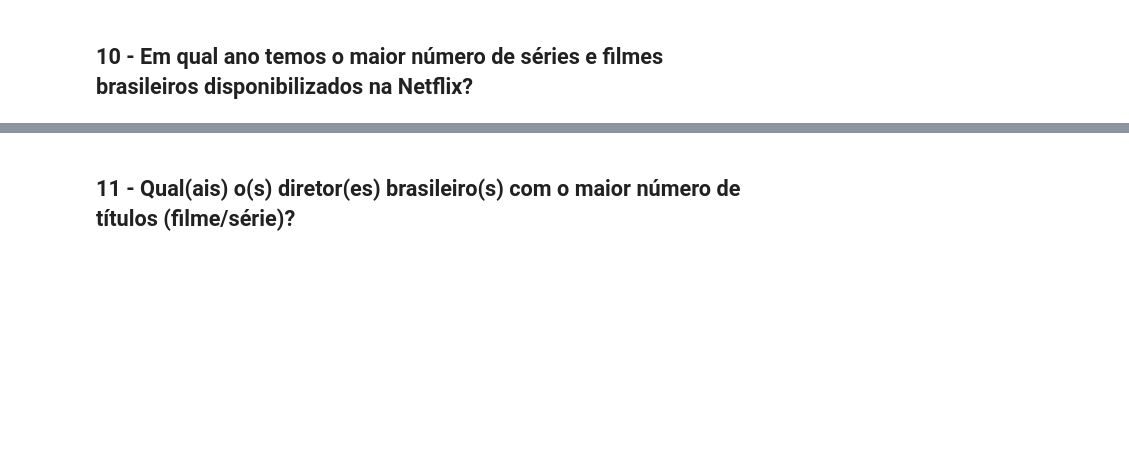
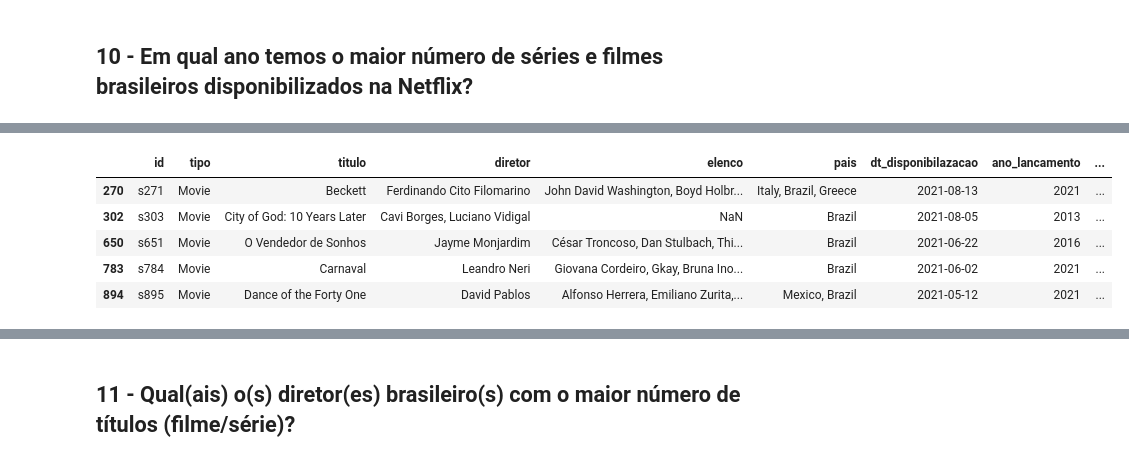
Before and after one commit to luizsho/analise_netflix, a Jupyter notebook: analise_netflix.ipynb, the cells around one changed output, grey strips where cells are left out. Saved outputs shown, nothing was run; the diff lists cells and outputs as text; code cells hidden in the pictures; blank space fills up the shorter version.

```diff
--- a/analise_netflix.ipynb
+++ b/analise_netflix.ipynb
@@ -455,0 +495,9 @@ round(df_tratado_movie['duracao_min'].mean(),2)
+# %%
+df_tratado_brasil.head()
+# %% [output]
+|  | id | tipo | titulo | diretor | elenco | pais | dt_disponibilazacao | ano_lancamento | ... |
+| 270 | s271 | Movie | Beckett | Ferdinando Cito Filomarino | John David Washington, Boyd Holbr... | Italy, Brazil, Greece | 2021-08-13 | 2021 | ... |
+| 302 | s303 | Movie | City of God: 10 Years Later | Cavi Borges, Luciano Vidigal | NaN | Brazil | 2021-08-05 | 2013 | ... |
+| 650 | s651 | Movie | O Vendedor de Sonhos | Jayme Monjardim | César Troncoso, Dan Stulbach, Thi... | Brazil | 2021-06-22 | 2016 | ... |
+| 783 | s784 | Movie | Carnaval | Leandro Neri | Giovana Cordeiro, Gkay, Bruna Ino... | Brazil | 2021-06-02 | 2021 | ... |
+| 894 | s895 | Movie | Dance of the Forty One | David Pablos | Alfonso Herrera, Emiliano Zurita,... | Mexico, Brazil | 2021-05-12 | 2021 | ... |
```
Also changed, not shown: parts of 18 cells of this notebook.
